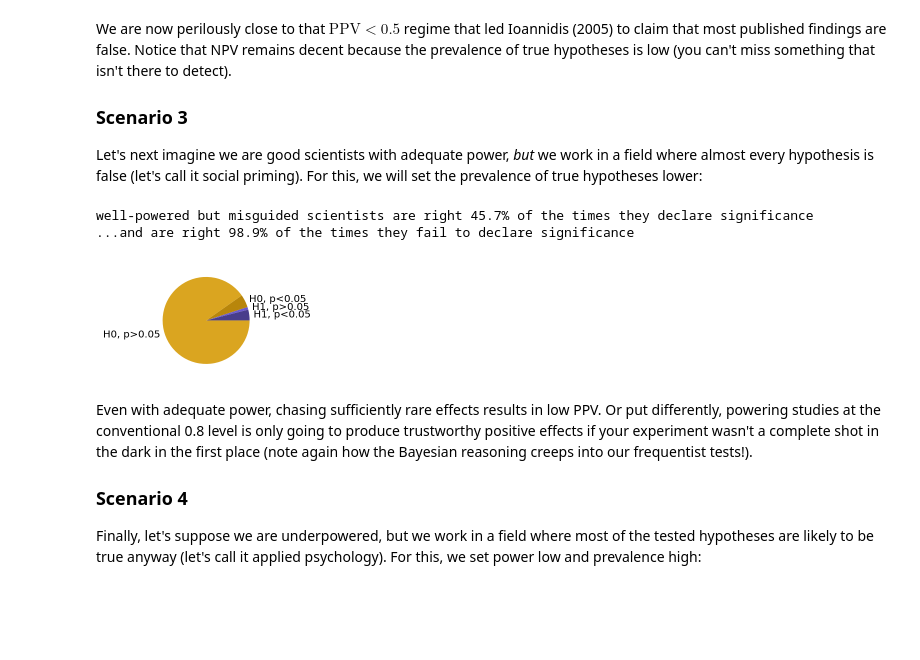
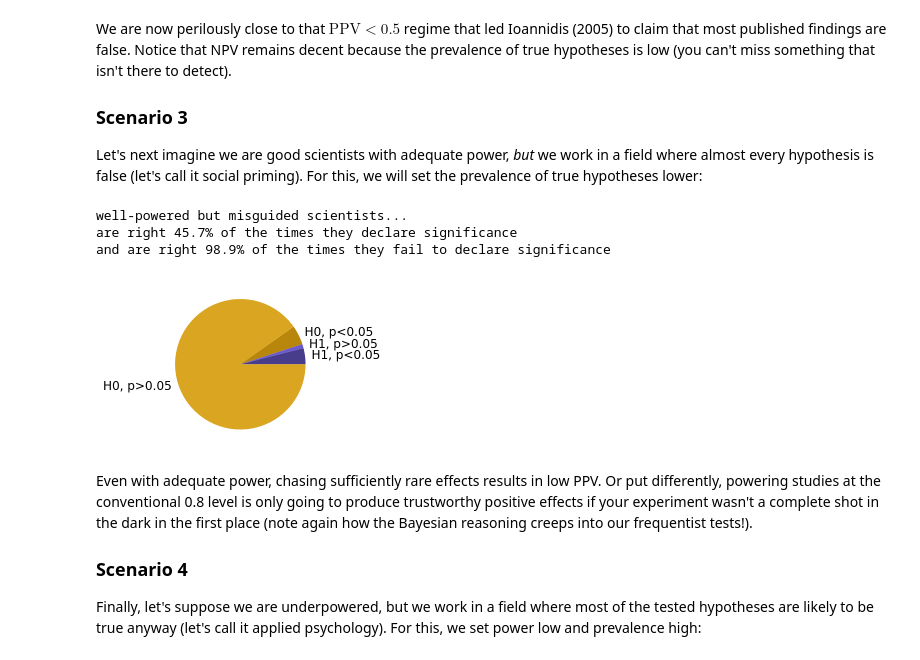
Before and after one commit to jooh/jooh.github.io, a Jupyter notebook: content/data/power_1.ipynb, the cells around one changed output. Drawn from its saved outputs; the diff is of its cells as text; code cells hidden in the pictures; blank space fills up the shorter version.

```diff
--- a/content/data/power_1.ipynb
+++ b/content/data/power_1.ipynb
@@ -68,25 +71,29 @@ The title claim in Ioannidis (2005) that most published claims are false holds s
 # %%
 # in python, PPV and NPV can be calculated as
 # notice that we use power (1-beta) as input instead of beta here
-ppv = lambda power, alpha, prevalence: (power * prevalence) / \
-    (power * prevalence + alpha * (1 - prevalence))
+ppv = lambda power, alpha, prevalence: (power * prevalence) / (
+    power * prevalence + alpha * (1 - prevalence)
+)
 # or odds formulation if you prefer
 ppv_odds = lambda power, alpha, R: (power * R) / (power * R + alpha)
-npv = lambda power, alpha, prevalence: ((1-alpha) * (1-prevalence)) / \
-    ((1-alpha) * (1 - prevalence) + (1-power) * prevalence)
+npv = lambda power, alpha, prevalence: ((1 - alpha) * (1 - prevalence)) / (
+    (1 - alpha) * (1 - prevalence) + (1 - power) * prevalence
+)
 
 # we can also visualise the scenario with a pie chart like so:
 def power_pie(power, alpha, prevalence):
     # we can either 'hit' or 'miss' true positives
     hits = power * prevalence
-    misses = (1-power) * prevalence
+    misses = (1 - power) * prevalence
     # and for true positives, we can have false positives and correct rejections
-    false_positives = alpha * (1-prevalence)
-    correct_rejections = (1-alpha) * (1-prevalence)
+    false_positives = alpha * (1 - prevalence)
+    correct_rejections = (1 - alpha) * (1 - prevalence)
     ax = plt.gca()
-    ax.pie((hits, misses, false_positives, correct_rejections),
-           labels=(f"H1, p<{alpha}", f"H1, p>{alpha}", f"H0, p<{alpha}", f"H0, p>{alpha}"),
-           colors=("darkslateblue", "slateblue", "darkgoldenrod", "goldenrod"))
+    ax.pie(
+        (hits, misses, false_positives, correct_rejections),
+        labels=(f"H1, p<{alpha}", f"H1, p>{alpha}", f"H0, p<{alpha}", f"H0, p>{alpha}"),
+        colors=("darkslateblue", "slateblue", "darkgoldenrod", "goldenrod"),
+    )
     return
 # %% [markdown]
 ### Scenario 1
@@ -133,17 +150,22 @@ Let's next imagine we are good scientists with adequate power, *but* we work in
 # %%
 misguided_args = dict(power=0.8, alpha=0.05, prevalence=0.05)
 misguided = ppv(**misguided_args)
-print(f"well-powered but misguided scientists are right {misguided*100:.3}% "
-      "of the times they declare significance")
+print(
+    f"well-powered but misguided scientists...\nare right {misguided*100:.3}% "
+    "of the times they declare significance"
+)
 misguided_neg = npv(**misguided_args)
-print(f"...and are right {misguided_neg*100:.3}% "
-      "of the times they fail to declare significance")
-fig, ax = plt.subplots(1, 1, figsize=[2, 2])
+print(
+    f"and are right {misguided_neg*100:.3}% "
+    "of the times they fail to declare significance"
+)
+fig, ax = plt.subplots(1, 1, figsize=[3, 3])
 power_pie(**misguided_args)
 # %% [output]
-well-powered but misguided scientists are right 45.7% of the times they declare significance
-...and are right 98.9% of the times they fail to declare significance
+well-powered but misguided scientists...
+are right 45.7% of the times they declare significance
+and are right 98.9% of the times they fail to declare significance
-[figure, old version]
+[figure, new version]
 # %% [markdown]
 Even with adequate power, chasing sufficiently rare effects results in low PPV. Or put differently, powering studies at the conventional 0.8 level is only going to produce trustworthy positive effects if your experiment wasn't a complete shot in the dark in the first place (note again how the Bayesian reasoning creeps into our frequentist tests!).
 
```
Also changed, not shown: parts of 6 cells of this notebook, 1 other file.
